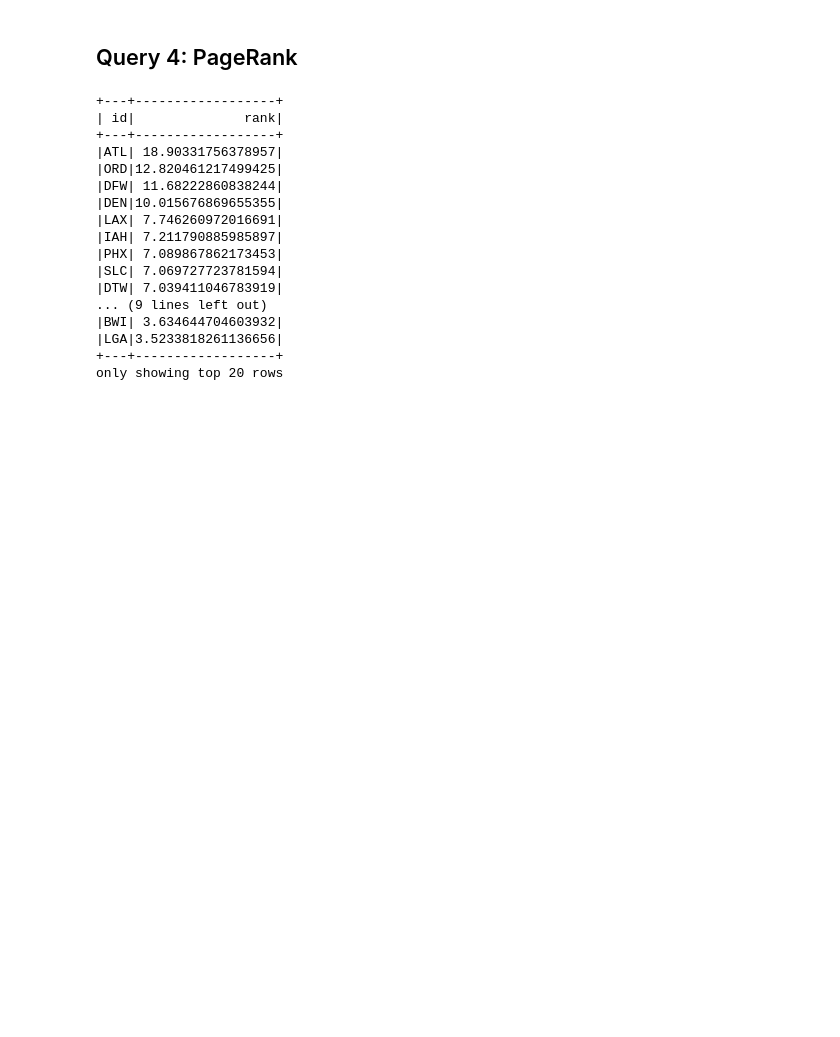
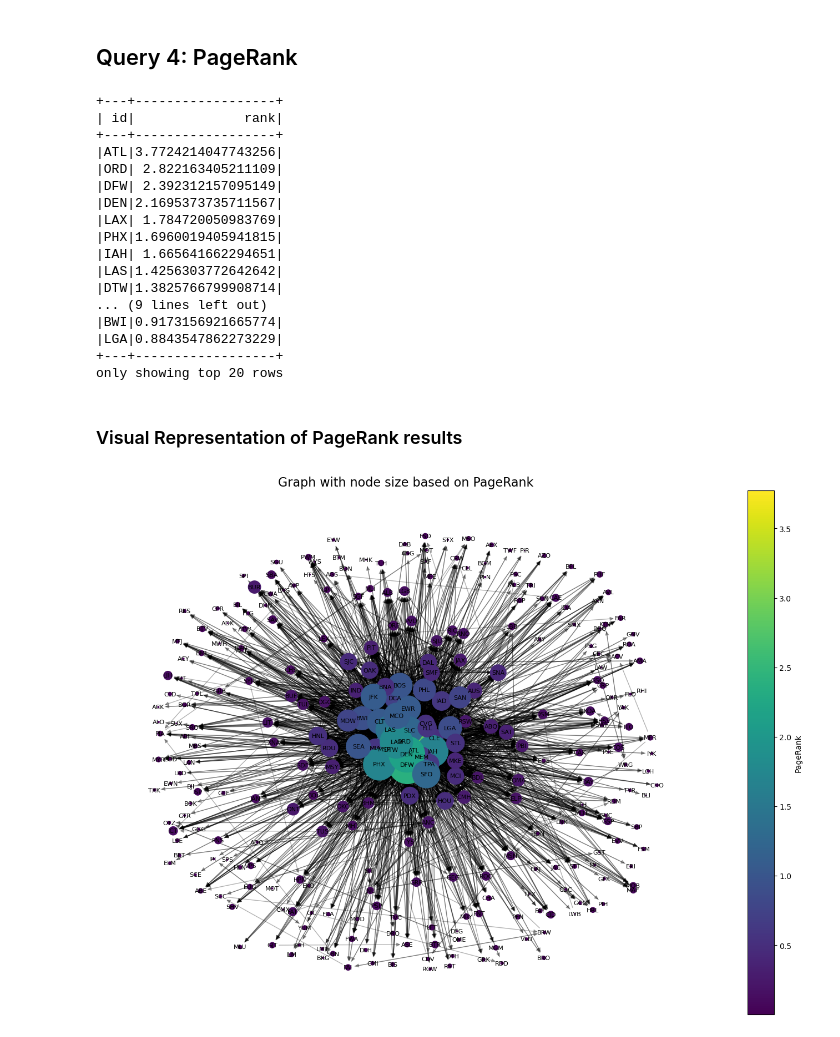
Before and after one commit to PhashaD/bdm-project-group12, a Jupyter notebook: projects/project3/project3.ipynb, the cells around one changed output. Cells and saved outputs as stored; diff of their text form; code cells hidden in the pictures; blank space fills up the shorter version.

Commit message:
add visualizations and update report

```diff
--- a/projects/project3/project3.ipynb
+++ b/projects/project3/project3.ipynb
@@ -490,7 +490,7 @@ for i in range (iterations):
                        .withColumn("rank", F.lit((1 - damping) / N))
 
     # update the ranks and make checkpoint to prevent OOM errors
-    new_ranks = summed.unionByName(dangling)
+    new_ranks = grouped_contributions.unionByName(dangling)
     ranks = new_ranks.checkpoint(eager=True)
 
 
@@ -500,17 +500,70 @@ ranks.orderBy("rank", ascending=False).show()
 +---+------------------+
 | id|              rank|
 +---+------------------+
-|ATL| 18.90331756378957|
-|ORD|12.820461217499425|
-|DFW| 11.68222860838244|
-|DEN|10.015676869655355|
-|LAX| 7.746260972016691|
-|IAH| 7.211790885985897|
-|PHX| 7.089867862173453|
-|SLC| 7.069727723781594|
-|DTW| 7.039411046783919|
+|ATL|3.7724214047743256|
+|ORD| 2.822163405211109|
+|DFW| 2.392312157095149|
+|DEN|2.1695373735711567|
+|LAX| 1.784720050983769|
+|PHX|1.6960019405941815|
+|IAH| 1.665641662294651|
+|LAS|1.4256303772642642|
+|DTW|1.3825766799908714|
 ... (9 lines left out)
-|BWI| 3.634644704603932|
-|LGA|3.5233818261136656|
+|BWI|0.9173156921665774|
+|LGA|0.8843547862273229|
 +---+------------------+
 only showing top 20 rows
+# %% [markdown]
+### Visual Representation of PageRank results
+# %%
+import networkx as nx
+import matplotlib.pyplot as plt
+
+# Create the graph
+ranks_pd = ranks.toPandas()
+
+# Collect edges as a list of tuples
+edges_list = edges.select("src", "dst").rdd.map(tuple).collect()
+
+# create graph from edges
+G = nx.DiGraph()
+G.add_edges_from(edges_list)
+
+# add pagerank attribute
+pagerank_dict = dict(zip(ranks_pd["id"], ranks_pd["rank"]))
+nx.set_node_attributes(G, pagerank_dict, "pagerank")
+
+# position nodes using Fruchterman-Reingold force-directed algorithm
+# https://networkx.org/documentation/stable/reference/generated/networkx.drawing.layout.spring_layout.html
+pos = nx.spring_layout(G, k=0.5, iterations=20)
+# pos = nx.random_layout(G)
+
+# get pagerank of each node and assign size for each rank
+node_ranks = [pagerank_dict.get(node, 0) for node in G.nodes()]
+node_sizes = [r * 1000 for r in node_ranks]
+
+# select color map and normalize values
+cmap = plt.cm.viridis
+norm = plt.Normalize(min(node_ranks), max(node_ranks))
+node_colors = [cmap(norm(rank)) for rank in node_ranks]
+
+# Create figure and axes explicitly
+fig, ax = plt.subplots(figsize=(14, 10))
+
+# Draw nodes/edges/labels
+nodes = nx.draw_networkx_nodes(G, pos, node_size=node_sizes, node_color=node_colors, ax=ax)
+nx.draw_networkx_edges(G, pos, alpha=0.3, ax=ax)
+nx.draw_networkx_labels(G, pos, font_size=8, ax=ax)
+
+# Add colorbar
+sm = plt.cm.ScalarMappable(cmap=cmap, norm=norm)
+cbar = fig.colorbar(sm, ax=ax)
+cbar.set_label("PageRank")
+
+ax.set_title("Graph with node size based on PageRank", fontsize=16)
+ax.axis("off")
+plt.tight_layout()
+plt.show()
+# %% [output]
+[figure, added]
```
Also changed, not shown: 1 other file.
